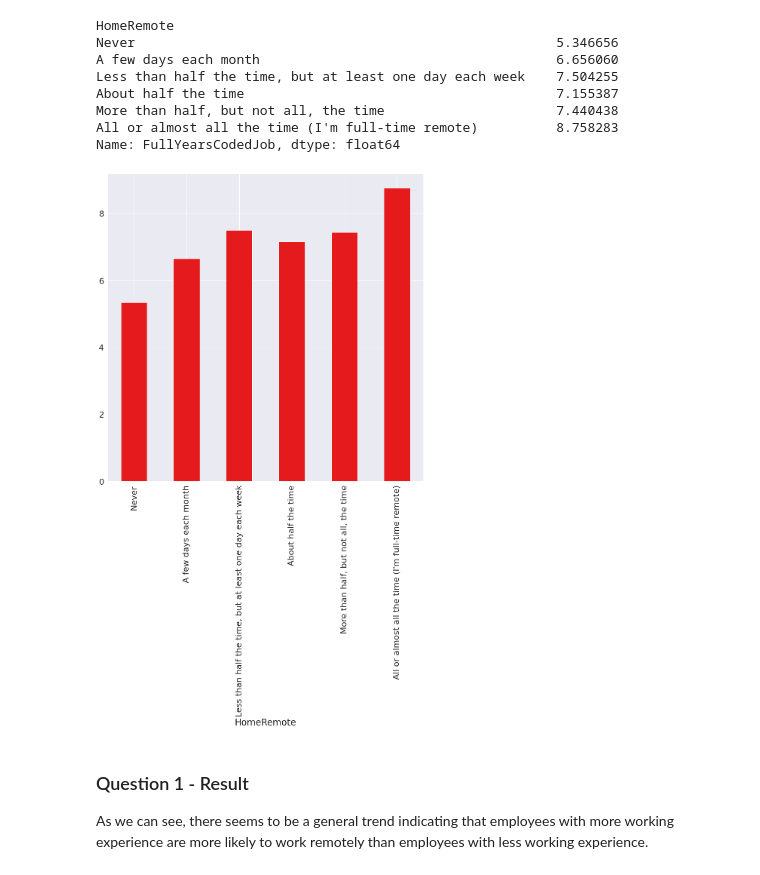
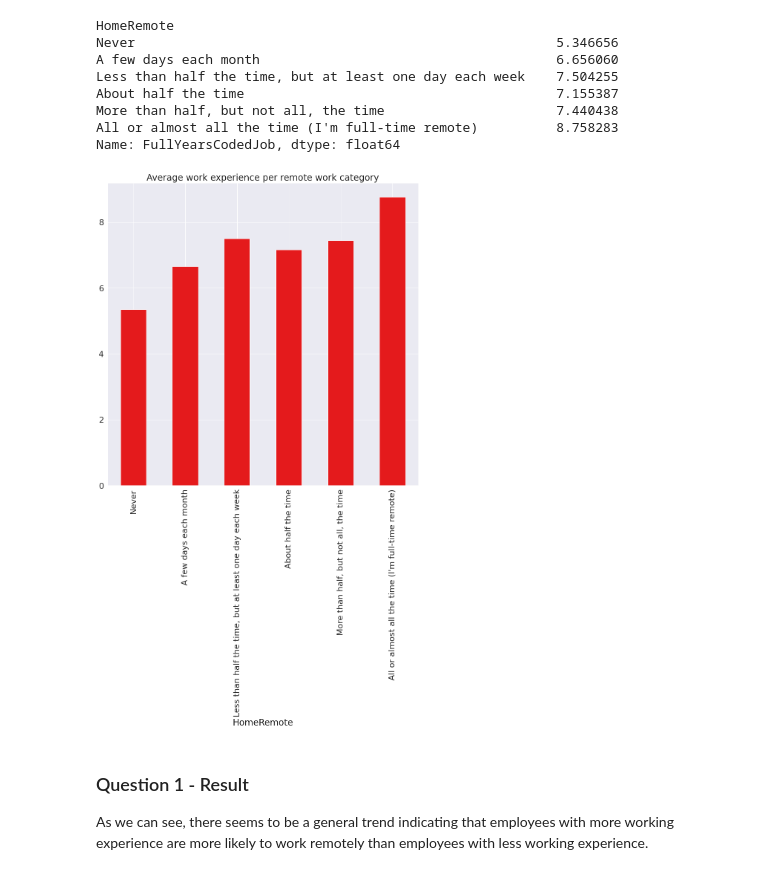
Before and after one commit to Martin-1997/remote_work_analysis, a Jupyter notebook: data_analysis.ipynb, the cells around one changed output. Cells and saved outputs as stored; diff of their text form; code cells hidden in the pictures.

```diff
--- a/data_analysis.ipynb
+++ b/data_analysis.ipynb
@@ -511,8 +511,9 @@ All or almost all the time (I'm full-time remote)          8.758283
 Name: FullYearsCodedJob, dtype: float64
 # %%
 plt = average_work_experience.plot(kind="bar")
+dummy_var = plt.set_title("Average work experience per remote work category")
 # %% [output]
-[figure, old version]
+[figure, new version]
 # %% [markdown]
 ### Question 1 - Result
 As we can see, there seems to be a general trend indicating that employees with more working experience are more likely to work remotely than employees with less working experience.
```
Also changed, not shown: parts of 2 cells of this notebook.
